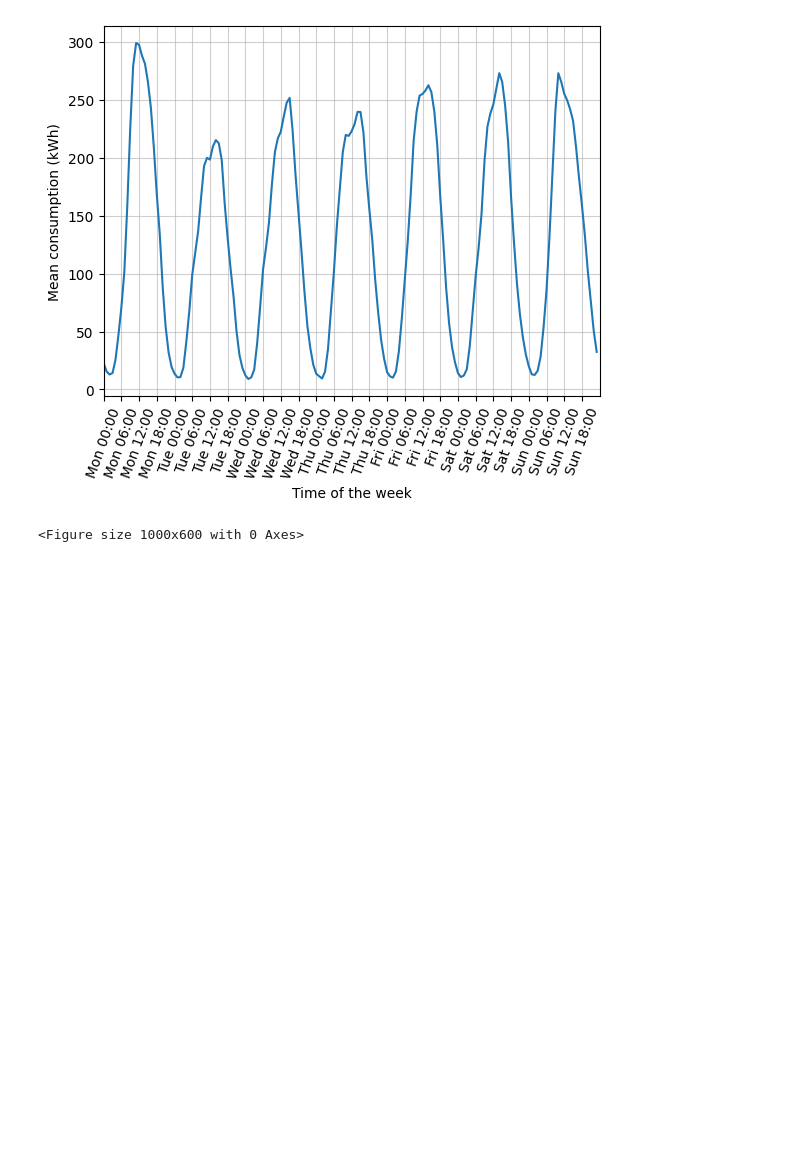
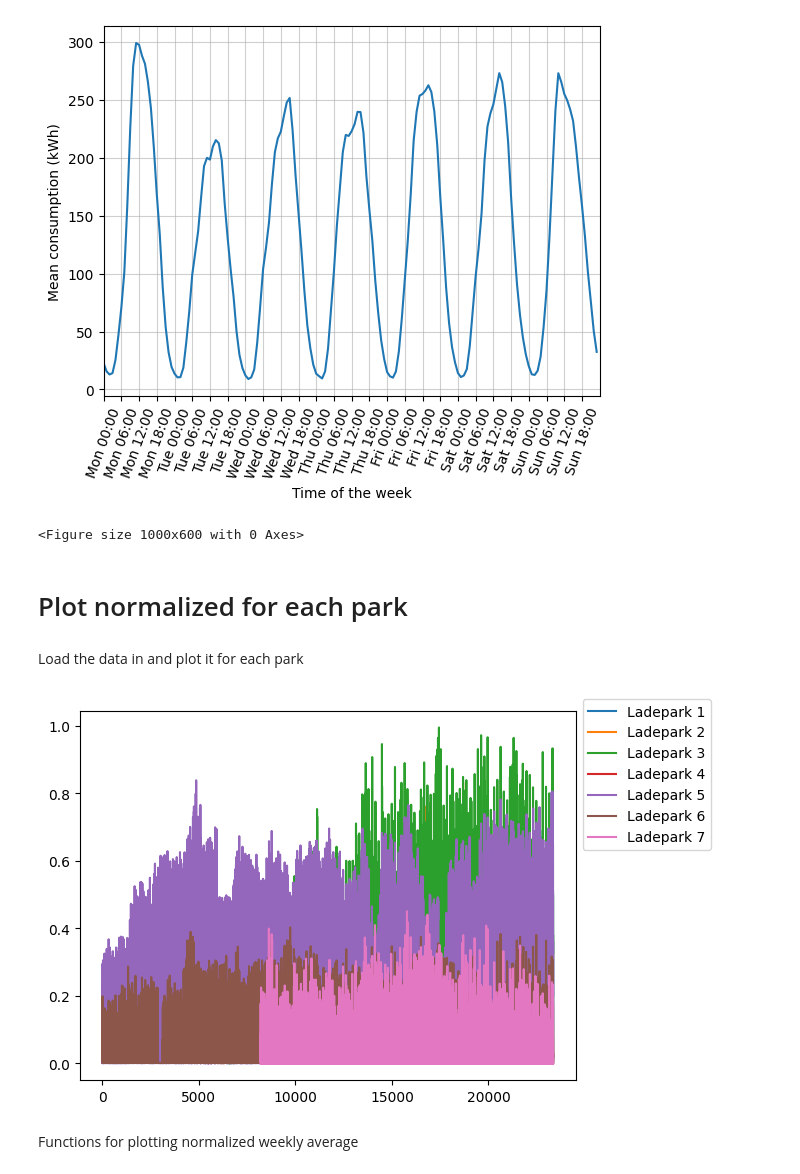
Before and after one commit to dat5-06/zap, a Jupyter notebook: core/notebooks/Trefor.ipynb, the cells around one changed output. Cells and saved outputs as stored; diff of their text form; code cells hidden in the pictures; blank space fills up the shorter version.

Commit message:
ML-146 plots for normalised park data including weekly average

```diff
--- a/core/notebooks/Trefor.ipynb
+++ b/core/notebooks/Trefor.ipynb
@@ -189,3 +191,17 @@ plt.show()
 # %% [output]
 [figure]
 <Figure size 1000x600 with 0 Axes>
+# %% [markdown]
+# Plot normalized for each park
+# %% [markdown]
+Load the data in and plot it for each park
+# %%
+park_data = read_csv("processed/park_timeseries_lin.csv")
+plt.plot(park_data, label = park_data.columns)
+ax = plt.gca()
+ax.legend(bbox_to_anchor=(1, 1.05))
+plt.show()
+# %% [output]
+[figure, added]
+# %% [markdown]
+Functions for plotting normalized weekly average
```
Also changed, not shown: parts of 6 cells of this notebook.
